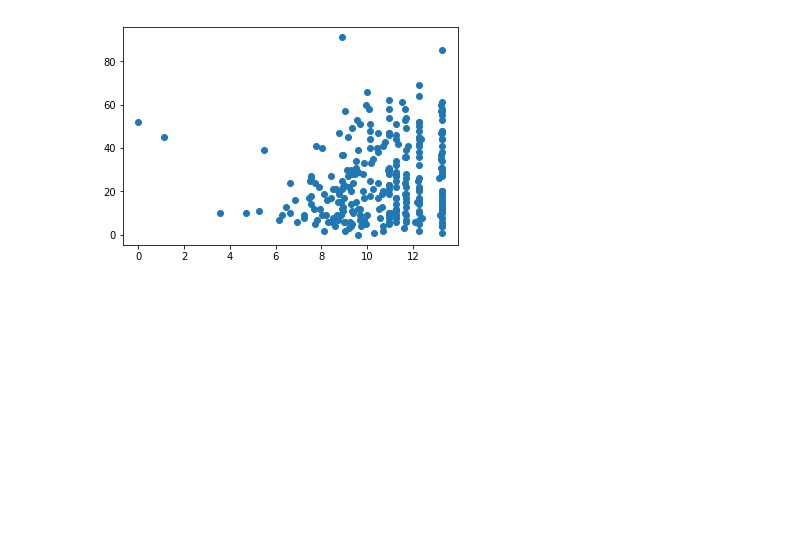
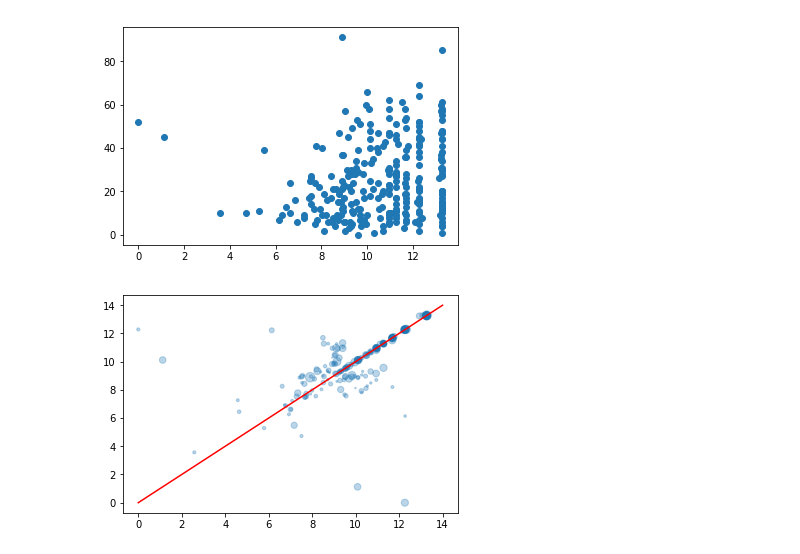
Before and after one commit to mjkern/RedditSubcultures, a Jupyter notebook: Data Cleaning and Augmentation.ipynb, the cells around one changed output. Saved outputs shown, nothing was run; the diff lists cells and outputs as text; code cells hidden in the pictures; blank space fills up the shorter version.

```diff
--- a/Data Cleaning and Augmentation.ipynb
+++ b/Data Cleaning and Augmentation.ipynb
@@ -325,4 +345,14 @@ plt.scatter(x=submissions['transience'], y=submissions['score'])
 plt.show()
 # %% [output]
 [figure]
+# %%
+# novelty-transcience plot
+plt.scatter(x=submissions['novelty'], y=submissions['transience'], s=submissions['score'], alpha=0.3)
+
+# add line of equality
+domain = np.arange(0, 15)
+plt.plot(domain, domain, color='red')
+plt.show()
+# %% [output]
+[figure, added]
 # %%
```
Also changed, not shown: parts of 3 cells of this notebook.
